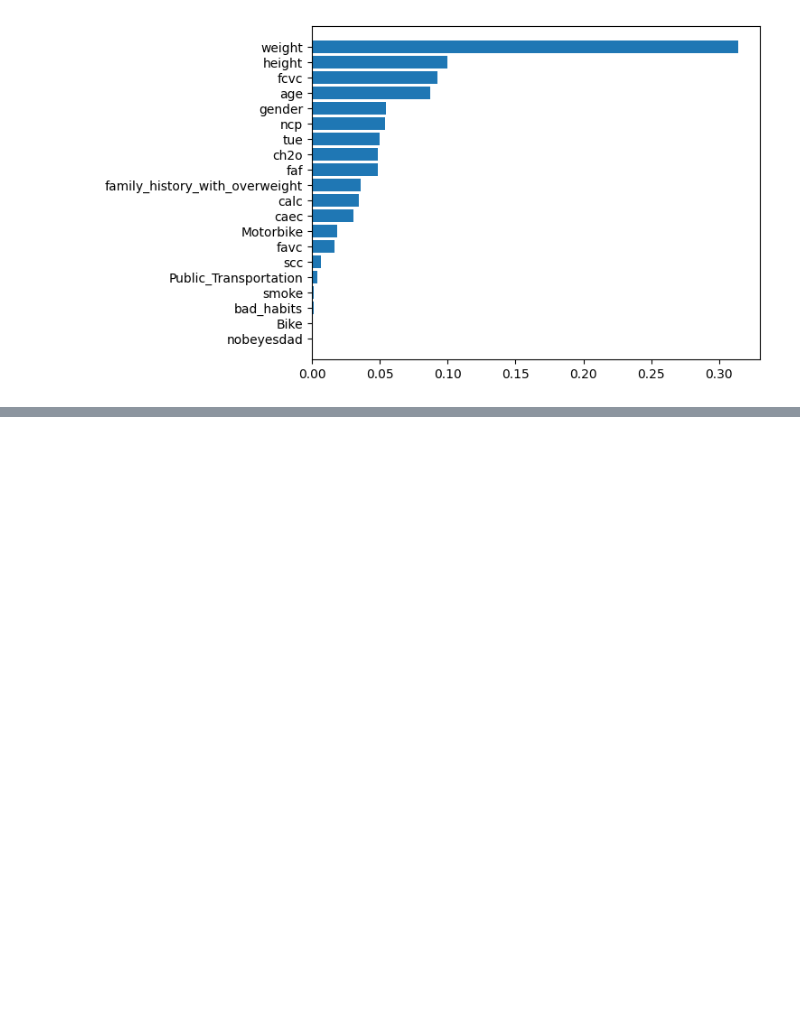
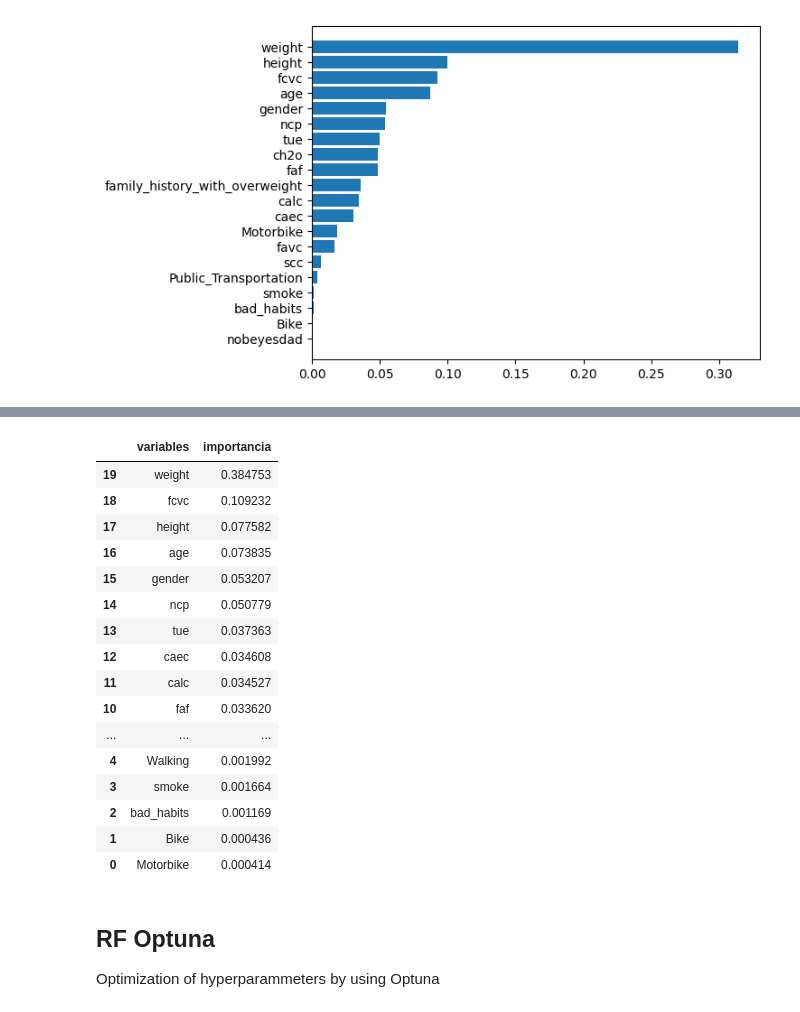
Before and after one commit to ikeryanez/obesity, a Jupyter notebook: notebooks/2-Variables_selection/RF.ipynb, the cells around one changed output, grey strips where cells are left out. Cells and saved outputs as stored; diff of their text form; code cells hidden in the pictures; blank space fills up the shorter version.

```diff
--- a/notebooks/2-Variables_selection/RF.ipynb
+++ b/notebooks/2-Variables_selection/RF.ipynb
@@ -178,0 +175,25 @@ SyntaxError: invalid syntax (3758444921.py, line 2)
+# %%
+datos_feature_ros= {'variables': feature_names[sorted_idx],'importancia':clf.feature_importances_[sorted_idx]}
+dfdatos_feature_ros= pd.DataFrame(datos_feature_ros)
+dfdatos_feature_ros.iloc[::-1]
+# %% [output]
+|  | variables | importancia |
+| 19 | weight | 0.384753 |
+| 18 | fcvc | 0.109232 |
+| 17 | height | 0.077582 |
+| 16 | age | 0.073835 |
+| 15 | gender | 0.053207 |
+| 14 | ncp | 0.050779 |
+| 13 | tue | 0.037363 |
+| 12 | caec | 0.034608 |
+| 11 | calc | 0.034527 |
+| 10 | faf | 0.033620 |
+| ... | ... | ... |
+| 4 | Walking | 0.001992 |
+| 3 | smoke | 0.001664 |
+| 2 | bad_habits | 0.001169 |
+| 1 | Bike | 0.000436 |
+| 0 | Motorbike | 0.000414 |
+# %% [markdown]
+## RF Optuna
+Optimization of hyperparammeters by using Optuna
```
Also changed, not shown: parts of 22 cells of this notebook.
